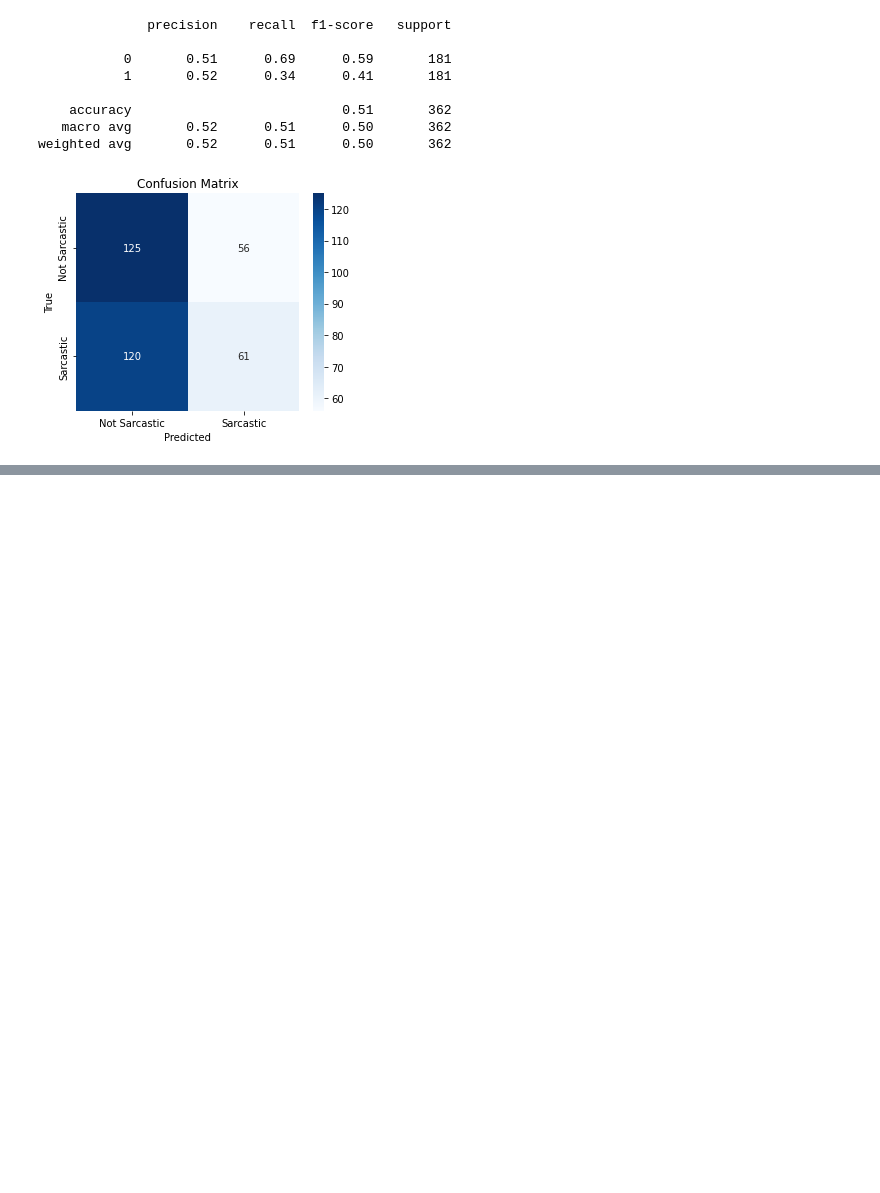
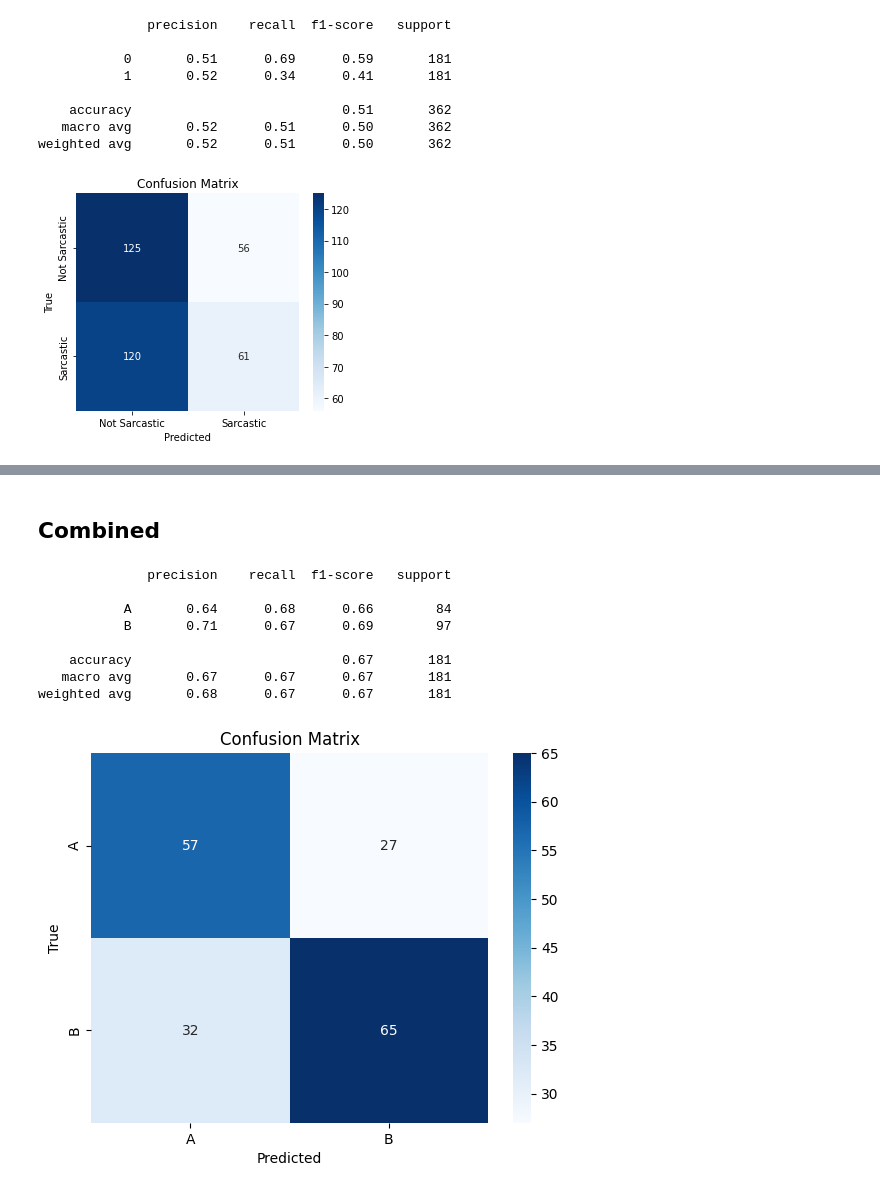
Before and after one commit to tanersnmz/Sarcasm-Detection-in-Text, a Jupyter notebook: Bigbench-Snarks-evaluation.ipynb, the cells around one changed output, grey strips where cells are left out. Saved outputs shown, nothing was run; the diff lists cells and outputs as text; code cells hidden in the pictures; blank space fills up the shorter version.

```diff
--- a/Bigbench-Snarks-evaluation.ipynb
+++ b/Bigbench-Snarks-evaluation.ipynb
@@ -652,0 +780,59 @@ weighted avg       0.52      0.51      0.50       362
+# %% [markdown]
+## Combined
+# %%
+# Evaluate RoBERTa model trained on iSarcasmEval using SNARKS task.json
+import torch
+import json
+from transformers import AutoTokenizer, AutoModelForSequenceClassification
+from sklearn.metrics import classification_report, confusion_matrix
+import matplotlib.pyplot as plt
+import seaborn as sns
+
+model_path = path+'/results_combined_2.0/best_model_combined'
+device = torch.device('cuda' if torch.cuda.is_available() else 'cpu')
+tokenizer = AutoTokenizer.from_pretrained(model_path)
+model = AutoModelForSequenceClassification.from_pretrained(model_path).to(device)
+model.eval()
+
+with open(path+'/task.json') as f:
+    task = json.load(f)
+examples = task['examples']
+
+predictions = []
+labels = []
+
+for ex in examples:
+    input_text = ex['input']
+    a_start = input_text.find("(a)") + 3
+    b_start = input_text.find("(b)")
+    a_text = input_text[a_start:b_start].strip()
+    b_text = input_text[b_start + 3:].strip()
+
+    encodings = tokenizer([a_text, b_text], padding=True, truncation=True, return_tensors="pt").to(device)
+    with torch.no_grad():
+        outputs = model(**encodings)
+        probs = torch.softmax(outputs.logits, dim=1)[:, 1]  # prob sarcastic
+        pred = torch.argmax(probs)
+
+    predicted_sarcastic = int(pred.item())  # 0: a is more sarcastic, 1: b
+    target_sarcastic = 0 if ex['target_scores']['(a)'] == 1 else 1
+    predictions.append(predicted_sarcastic)
+    labels.append(target_sarcastic)
+
+print(classification_report(labels, predictions, target_names=['A', 'B']))
+cm = confusion_matrix(labels, predictions)
+sns.heatmap(cm, annot=True, fmt='d', cmap='Blues', xticklabels=['A', 'B'], yticklabels=['A', 'B'])
+plt.xlabel('Predicted')
+plt.ylabel('True')
+plt.title('Confusion Matrix')
+plt.show()
+# %% [output]
+              precision    recall  f1-score   support
+
+           A       0.64      0.68      0.66        84
+           B       0.71      0.67      0.69        97
+
+    accuracy                           0.67       181
+   macro avg       0.67      0.67      0.67       181
+weighted avg       0.68      0.67      0.67       181
+[figure, added]
```
Also changed, not shown: parts of 7 cells of this notebook.
